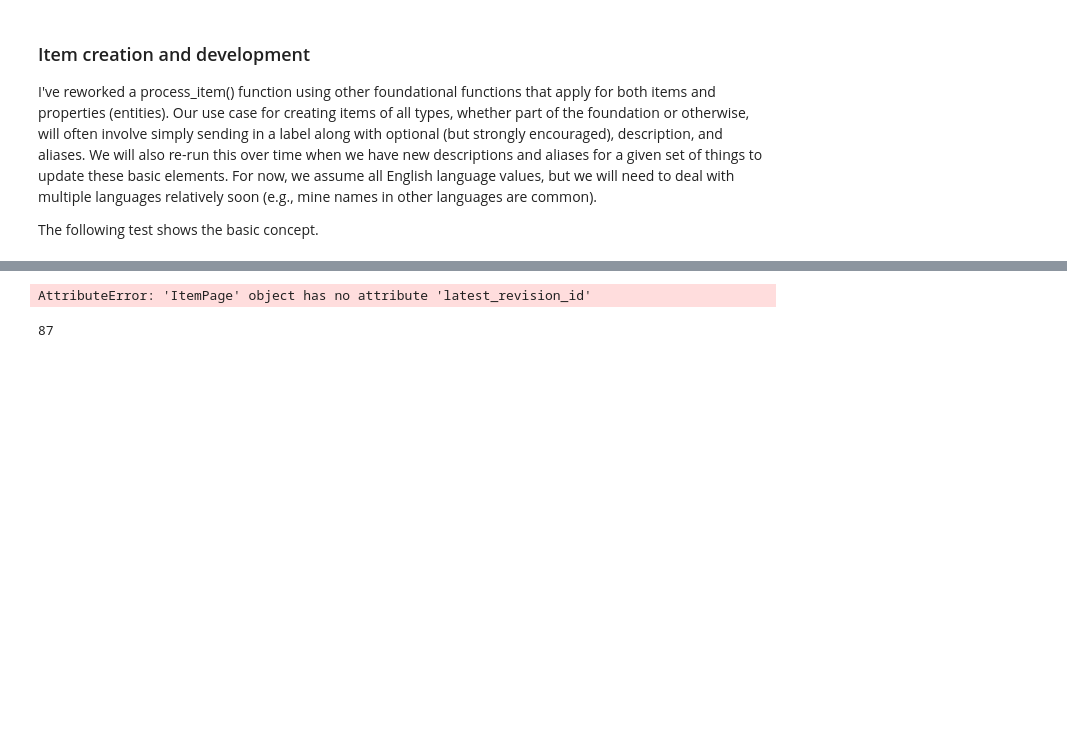
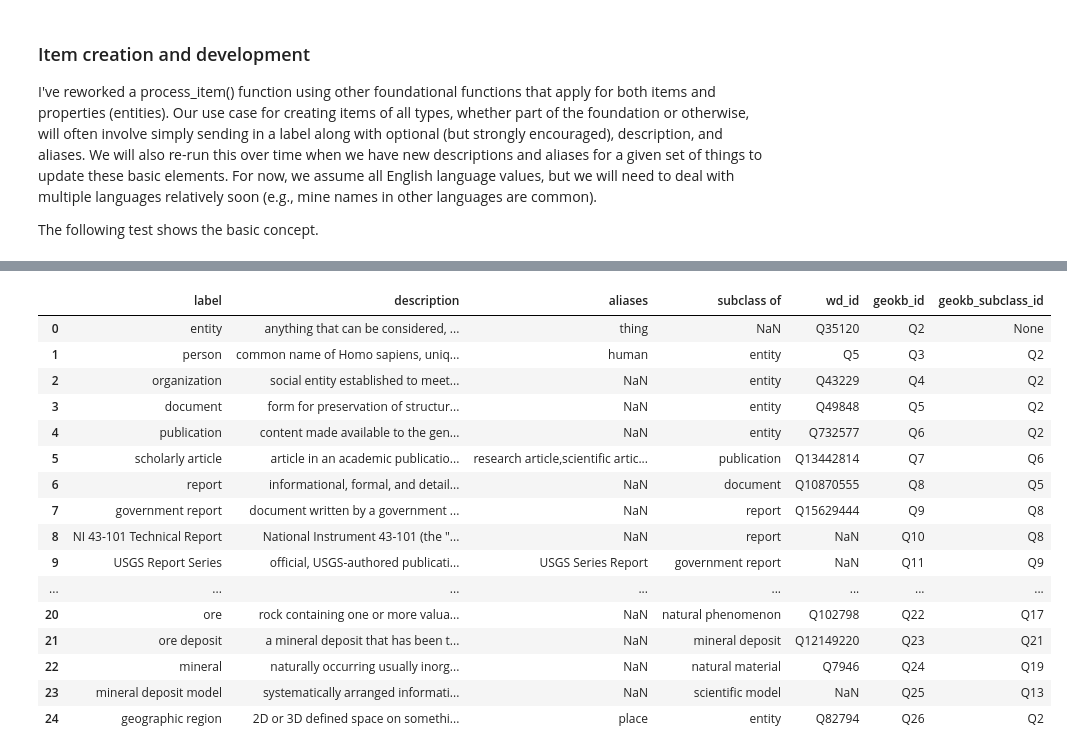
Before and after one commit to skybristol/geokb, a Jupyter notebook: Initialize GeoKB.ipynb, the cells around one changed output, grey strips where cells are left out. Drawn from its saved outputs; the diff is of its cells as text; code cells hidden in the pictures; blank space fills up the shorter version.

Commit message:
Catching up init and utils to work on elsewhere

```diff
--- a/Initialize GeoKB.ipynb
+++ b/Initialize GeoKB.ipynb
@@ -294,6 +66,6 @@ There are lots of ways to spin up these details, but a Google Sheet seems simple
 def ref_table(reference, sheet_id=geokb_init_sheet_id):
     return f'https://docs.google.com/spreadsheets/d/{sheet_id}/gviz/tq?tqx=out:csv&sheet={reference}'
 
-geokb_properties = pd.read_csv(ref_table('Properties'))
-geokb_classes = pd.read_csv(ref_table('Classification'))
+geokb_init_properties = pd.read_csv(ref_table('Properties'))
+geokb_init_classes = pd.read_csv(ref_table('Classification'))
 # %%
@@ -394,21 +153,40 @@ DataSite instance has no attribute 'entity_sources'
-# %%
-gold = pwb.ItemPage(test_repo, 'Q34')
-material = pwb.ItemPage(test_repo, 'Q19')
-mineral = pwb.ItemPage(test_repo, 'Q25')
-instance_of = pwb.PropertyPage(test_repo, 'P2')
-subject_matter = pwb.PropertyPage(test_repo, 'P23')
-
-instance_of_claim = pwb.Claim(test_repo, 'P2')
-# subject_claim = pwb.Claim(test_repo, 'P23')
-
-instance_of_claim.setTarget(mineral)
-# subject_claim.setTarget(mineral)
-
-gold.addClaim(subject_claim, summary='Testing adding instance of claim')
-# gold.addClaim(subject_claim, summary='Testing adding subject matter claim')
-# %% [output]
-AttributeError: 'ItemPage' object has no attribute 'latest_revision_id'
-# %%
-gold.latest_revision_id
-# %% [output]
-87
+# %%
+def item_id_by_label(label):
+    if isinstance(label, str):
+        results = sparql_query(
+            endpoint=os.environ["SPARQL_ENDPOINT"],
+            query=query_by_item_label(label=label),
+            output='dict'
+        )
+        if results:
+            return results[0]["item"].split("/")[-1]
+
+def subclass_id(df, subclass_label):
+    if isinstance(subclass_label, str):
+        subclass_record = df[df.label == subclass_label]
+        if not subclass_record.empty:
+            return subclass_record.iloc[0].geokb_id
+# %%
+geokb_init_classes['geokb_id'] = geokb_init_classes.label.swifter.apply(item_id_by_label)
+# %%
+geokb_init_classes['geokb_subclass_id'] = geokb_init_classes['subclass of'].swifter.apply(lambda x: subclass_id(geokb_init_classes, x))
+# %%
+geokb_init_classes
+# %% [output]
+|  | label | description | aliases | subclass of | wd_id | geokb_id | geokb_subclass_id |
+| 0 | entity | anything that can be considered, ... | thing | NaN | Q35120 | Q2 | None |
+| 1 | person | common name of Homo sapiens, uniq... | human | entity | Q5 | Q3 | Q2 |
+| 2 | organization | social entity established to meet... | NaN | entity | Q43229 | Q4 | Q2 |
+| 3 | document | form for preservation of structur... | NaN | entity | Q49848 | Q5 | Q2 |
+| 4 | publication | content made available to the gen... | NaN | entity | Q732577 | Q6 | Q2 |
+| 5 | scholarly article | article in an academic publicatio... | research article,scientific artic... | publication | Q13442814 | Q7 | Q6 |
+| 6 | report | informational, formal, and detail... | NaN | document | Q10870555 | Q8 | Q5 |
+| 7 | government report | document written by a government ... | NaN | report | Q15629444 | Q9 | Q8 |
+| 8 | NI 43-101 Technical Report | National Instrument 43-101 (the "... | NaN | report | NaN | Q10 | Q8 |
+| 9 | USGS Report Series | official, USGS-authored publicati... | USGS Series Report | government report | NaN | Q11 | Q9 |
+| ... | ... | ... | ... | ... | ... | ... | ... |
+| 20 | ore | rock containing one or more valua... | NaN | natural phenomenon | Q102798 | Q22 | Q17 |
+| 21 | ore deposit | a mineral deposit that has been t... | NaN | mineral deposit | Q12149220 | Q23 | Q21 |
+| 22 | mineral | naturally occurring usually inorg... | NaN | natural material | Q7946 | Q24 | Q19 |
+| 23 | mineral deposit model | systematically arranged informati... | NaN | scientific model | NaN | Q25 | Q13 |
+| 24 | geographic region | 2D or 3D defined space on somethi... | place | entity | Q82794 | Q26 | Q2 |
```
Also changed, not shown: parts of 20 cells of this notebook, 1 other file.
